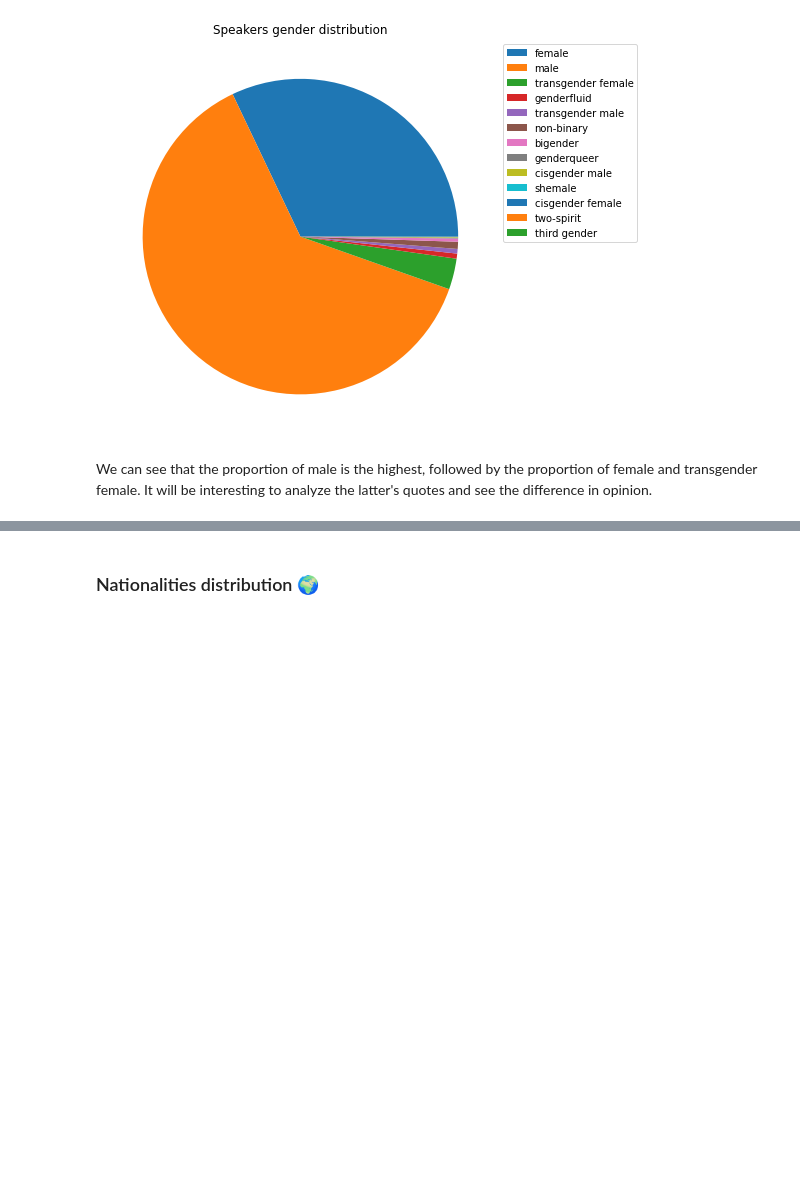
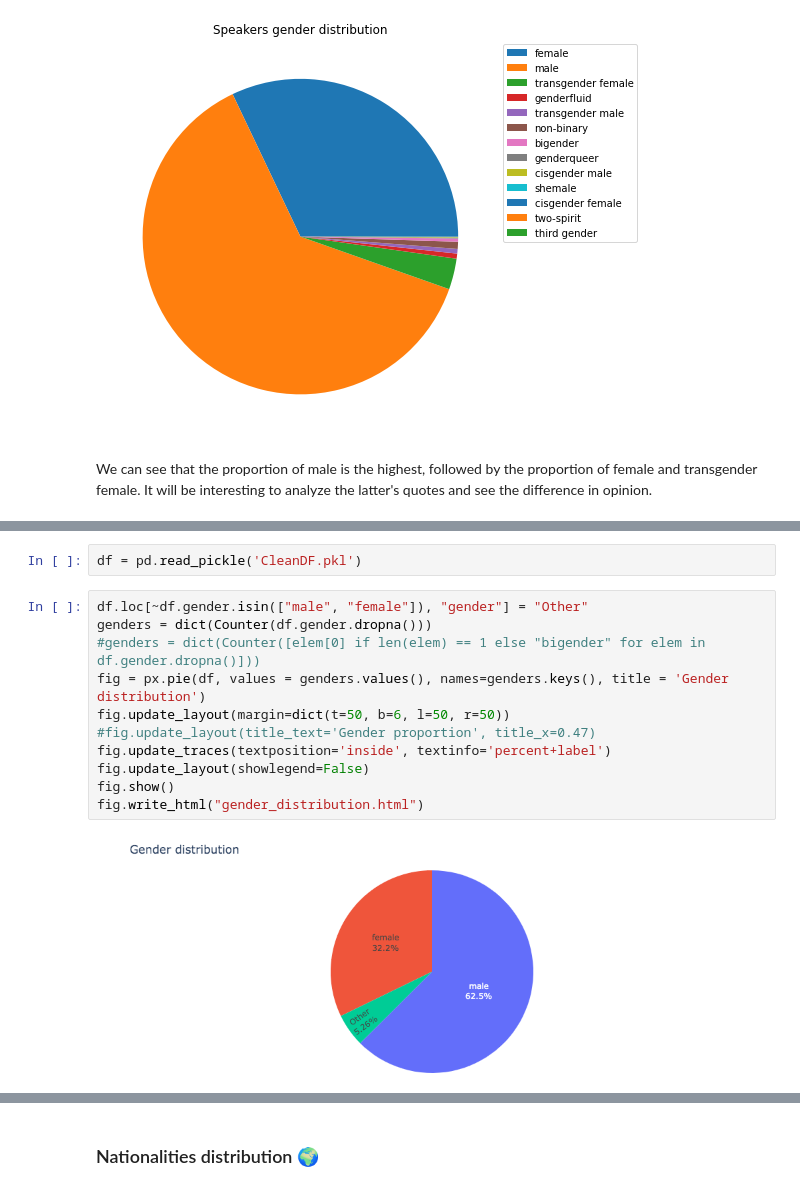
Before and after one commit to epfl-ada/ada-2021-project-fadalbazooka, a Jupyter notebook: Initial_analysis_clean_data.ipynb, the cells around one changed output, grey strips where cells are left out. Cells and saved outputs as stored; diff of their text form; blank space fills up the shorter version.

Commit message:
Cleaning repo

```diff
--- a/Initial_analysis_clean_data.ipynb
+++ b/Initial_analysis_clean_data.ipynb
@@ -262,0 +294,15 @@ We can see that the proportion of male is the highest, followed by the proportio
+# %%
+df = pd.read_pickle('CleanDF.pkl')
+# %%
+df.loc[~df.gender.isin(["male", "female"]), "gender"] = "Other"
+genders = dict(Counter(df.gender.dropna()))
+#genders = dict(Counter([elem[0] if len(elem) == 1 else "bigender" for elem in df.gender.dropna()]))
+fig = px.pie(df, values = genders.values(), names=genders.keys(), title = 'Gender distribution')
+fig.update_layout(margin=dict(t=50, b=6, l=50, r=50))
+#fig.update_layout(title_text='Gender proportion', title_x=0.47)
+fig.update_traces(textposition='inside', textinfo='percent+label')
+fig.update_layout(showlegend=False)
+fig.show()
+fig.write_html("gender_distribution.html")
+# %% [output]
+[figure, added]
```
Also changed, not shown: parts of 10 cells of this notebook, 6 other files.
